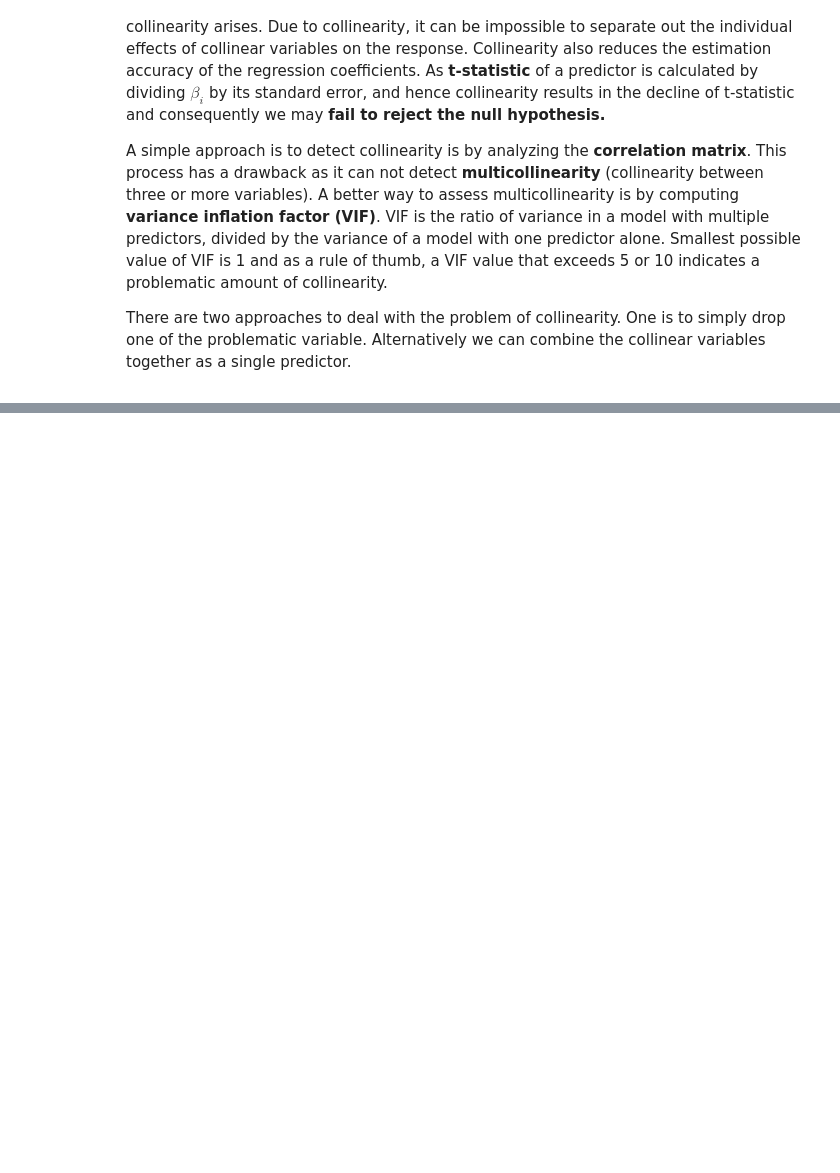
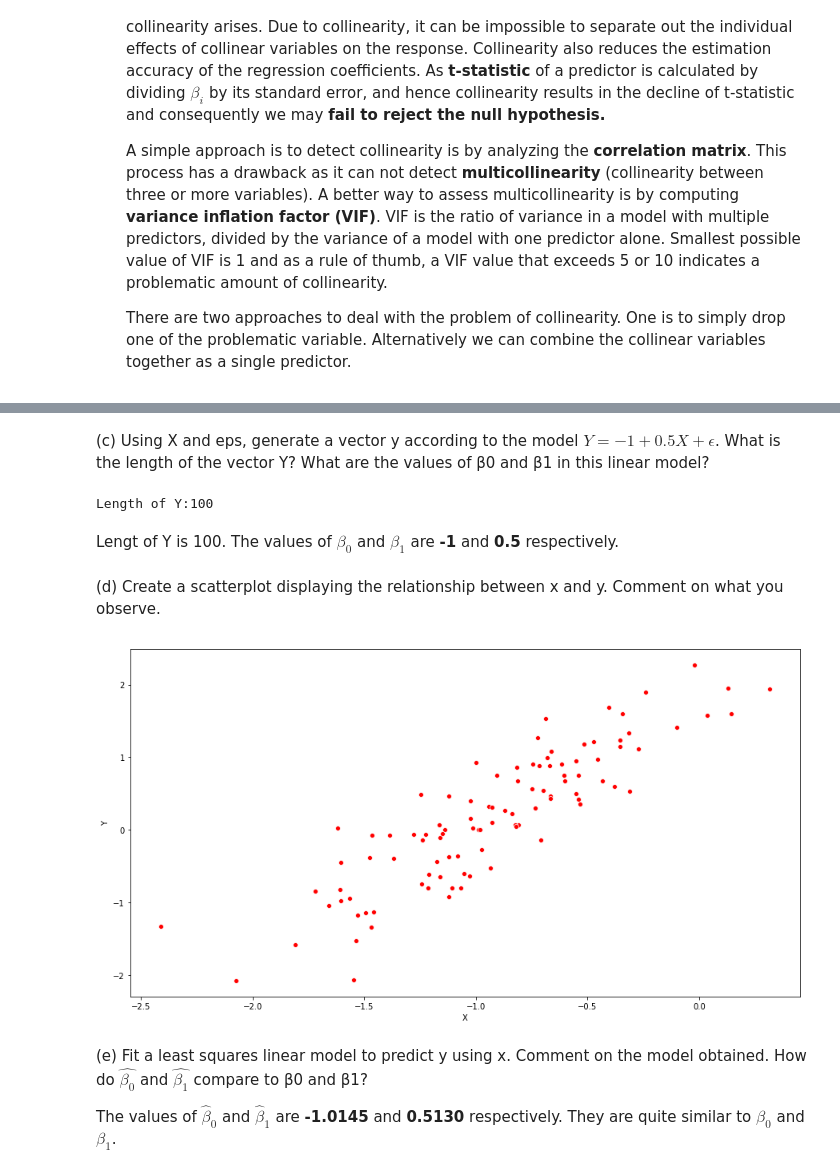
Before and after one commit to amitrajan012/Introduction-to-Statistical-Learning, a Jupyter notebook: Linear Regression.ipynb, the cells around one changed output, grey strips where cells are left out. Drawn from its saved outputs; the diff is of its cells as text; code cells hidden in the pictures; blank space fills up the shorter version.

```diff
--- a/Linear Regression.ipynb
+++ b/Linear Regression.ipynb
@@ -329,0 +773,2 @@ The problems which arise when we fit a linear regression to a particular data se
+# %%
+X = np.random.normal(loc=0, scale=1, size=100)
@@ -329,0 +777,27 @@ The problems which arise when we fit a linear regression to a particular data se
+# %%
+eps = np.random.normal(loc=0, scale=0.25, size=100)
+# %% [markdown]
+(c) Using X and eps, generate a vector y according to the model $Y = −1 + 0.5X + \epsilon$. What is the length of the vector Y? What are the values of β0 and β1 in this linear model?
+# %%
+Y = -1 + (0.5*X) + eps
+print("Length of Y:" +str(len(Y)))
+# %% [output]
+Length of Y:100
+# %% [markdown]
+Lengt of Y is 100. The values of $\beta_0$ and $\beta_1$ are <b>-1</b> and <b>0.5</b> respectively.
+# %% [markdown]
+(d) Create a scatterplot displaying the relationship between x and y. Comment on what you observe.
+# %%
+fig = plt.figure(figsize=(15,8))
+ax = fig.add_subplot(111)
+ax = sns.scatterplot(Y, X, color='r')
+
+ax.set_xlabel("X")
+ax.set_ylabel("Y")
+plt.show()
+# %% [output]
+[figure, added]
+# %% [markdown]
+(e) Fit a least squares linear model to predict y using x. Comment on the model obtained. How do $\widehat{\beta_0}$ and $\widehat{\beta_1}$ compare to β0 and β1?
+
+The values of $\widehat\beta_0$ and $\widehat\beta_1$ are <b>-1.0145</b> and <b>0.5130</b> respectively. They are quite similar to $\beta_0$ and $\beta_1$.
```
Also changed, not shown: parts of 75 cells of this notebook.
